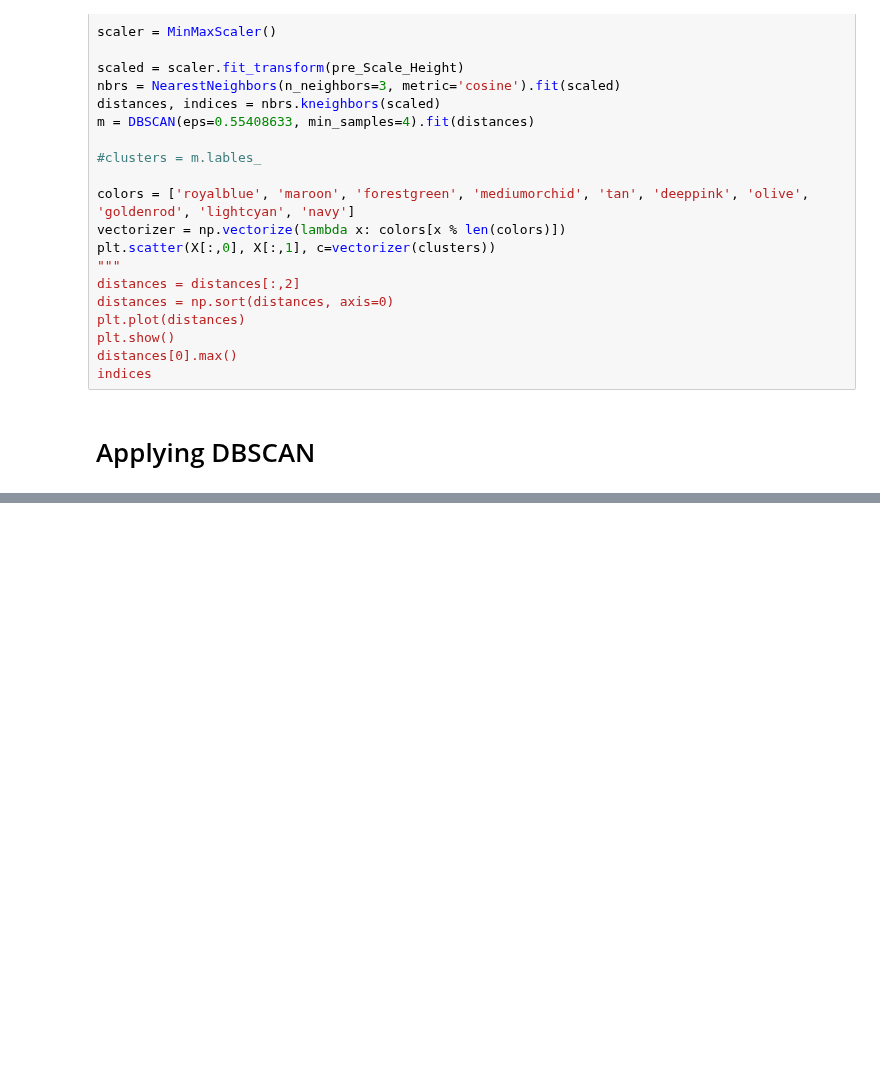
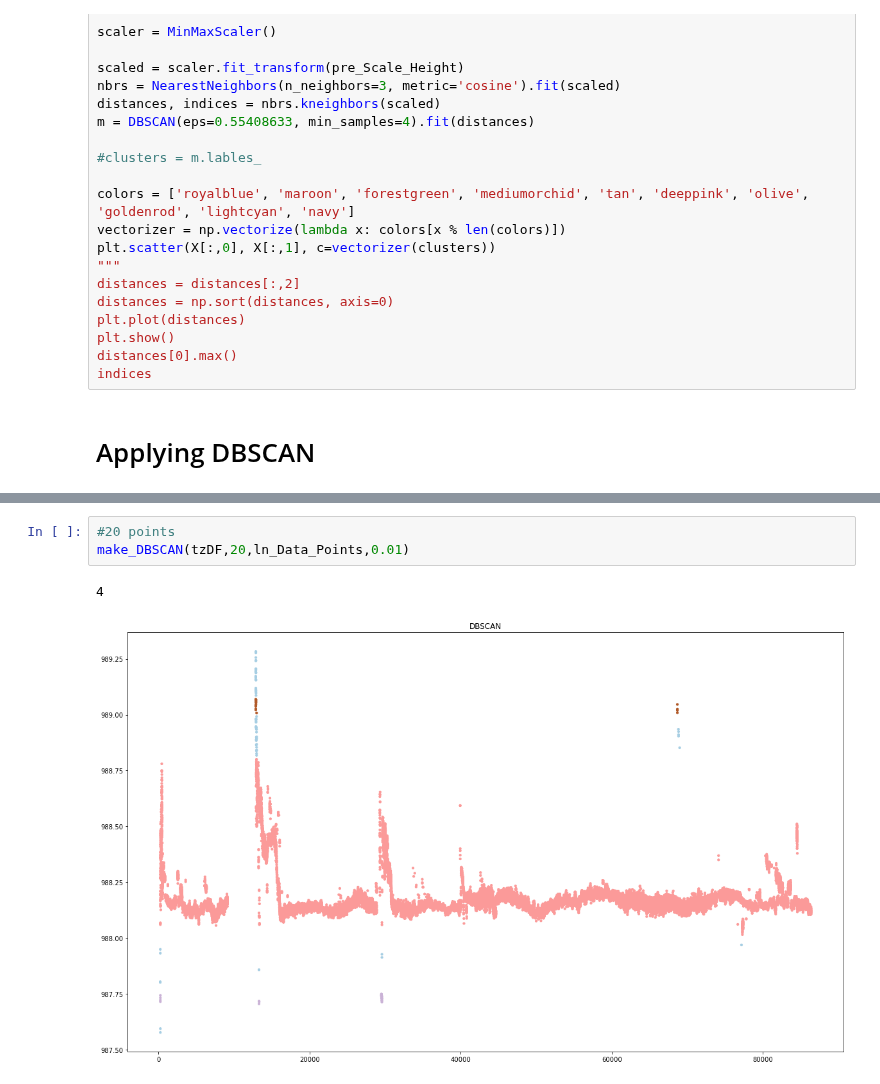
Before and after one commit to mylesm19/Volcanic_Activity_Detection, a Jupyter notebook: MM_01_Volcanic_activity_detection_and_noise_characterization_using_machine_learning.ipynb, the cells around one changed output, grey strips where cells are left out. Cells and saved outputs as stored; diff of their text form; blank space fills up the shorter version.

```diff
--- a/MM_01_Volcanic_activity_detection_and_noise_characterization_using_machine_learning.ipynb
+++ b/MM_01_Volcanic_activity_detection_and_noise_characterization_using_machine_learning.ipynb
@@ -773,0 +799,6 @@ plt.show()
+# %%
+#20 points
+make_DBSCAN(tzDF,20,ln_Data_Points,0.01)
+# %% [output]
+4
+[figure, added]
```
Also changed, not shown: parts of 42 cells of this notebook.
